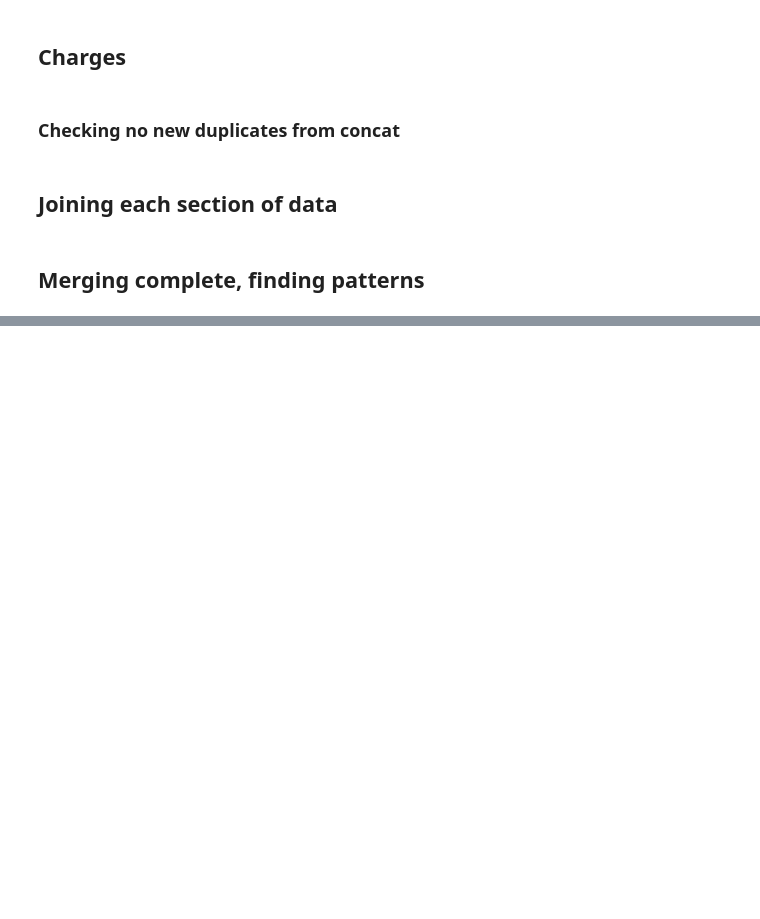
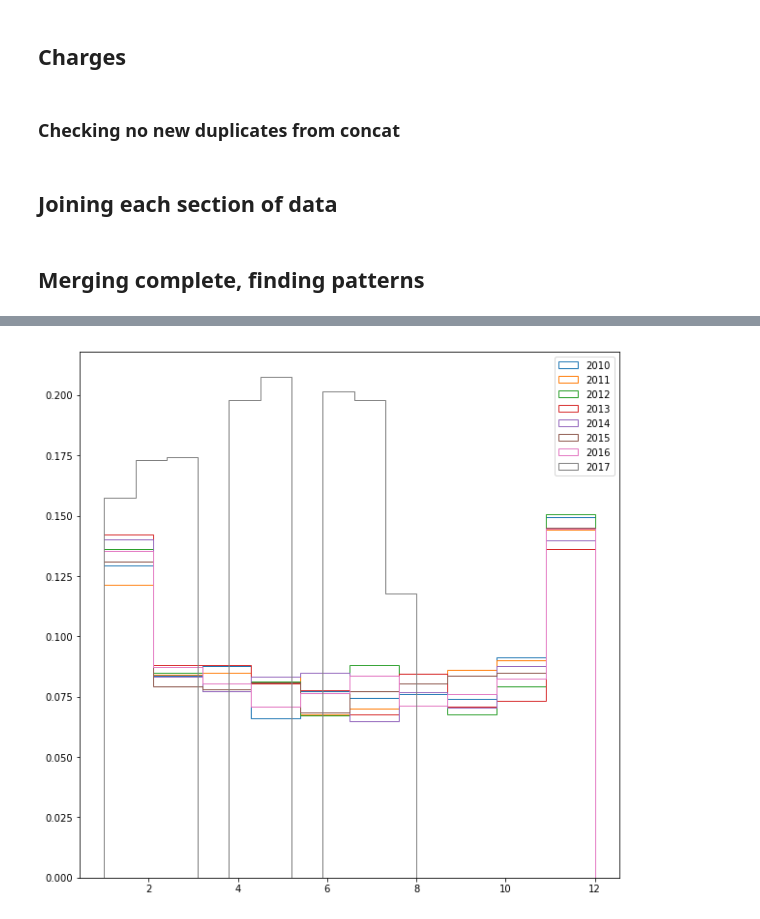
Before and after one commit to mtzaperas/capstone, a Jupyter notebook: Traffic_EDA.ipynb, the cells around one changed output, grey strips where cells are left out. Cells and saved outputs as stored; diff of their text form; code cells hidden in the pictures; blank space fills up the shorter version.

```diff
--- a/Traffic_EDA.ipynb
+++ b/Traffic_EDA.ipynb
@@ -402,0 +432,22 @@ violent_weekday_agg_2017 = violent_2017.groupby('Day_of_Week').agg('count')
+# %%
+fig = plt.figure(figsize=(10,10))
+plt.hist(injured[injured['Crash_Timestamp'].dt.year == 2010].loc[:,'Crash_Timestamp'].dt.month.values, \
+         normed=True, label='2010', histtype='step')
+plt.hist(injured[injured['Crash_Timestamp'].dt.year == 2011].loc[:,'Crash_Timestamp'].dt.month.values, \
+         normed=True, label='2011', histtype='step')
+plt.hist(injured[injured['Crash_Timestamp'].dt.year == 2012].loc[:,'Crash_Timestamp'].dt.month.values, \
+         normed=True, label='2012', histtype='step')
+plt.hist(injured[injured['Crash_Timestamp'].dt.year == 2013].loc[:,'Crash_Timestamp'].dt.month.values, \
+         normed=True, label='2013', histtype='step')
+plt.hist(injured[injured['Crash_Timestamp'].dt.year == 2014].loc[:,'Crash_Timestamp'].dt.month.values, \
+         normed=True, label='2014', histtype='step')
+plt.hist(injured[injured['Crash_Timestamp'].dt.year == 2015].loc[:,'Crash_Timestamp'].dt.month.values, \
+         normed=True, label='2015', histtype='step')
+plt.hist(injured[injured['Crash_Timestamp'].dt.year == 2016].loc[:,'Crash_Timestamp'].dt.month.values, \
+         normed=True, label='2016', histtype='step')
+plt.hist(injured[injured['Crash_Timestamp'].dt.year == 2017].loc[:,'Crash_Timestamp'].dt.month.values, \
+         normed=True, label='2017', histtype='step')
+plt.legend()
+plt.show()
+# %% [output]
+[figure, added]
```
Also changed, not shown: parts of 33 cells of this notebook, 1 other file.
